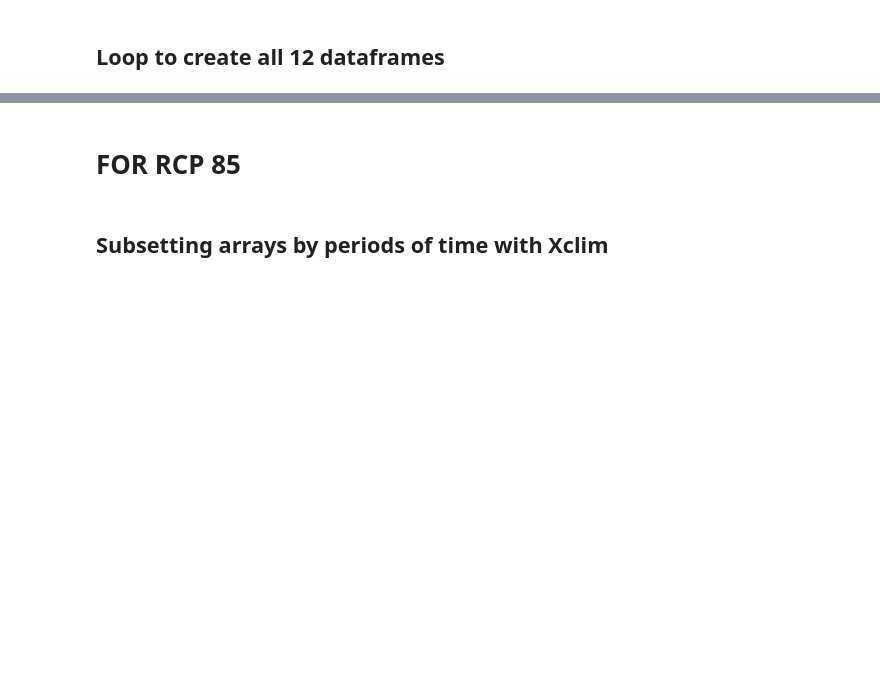
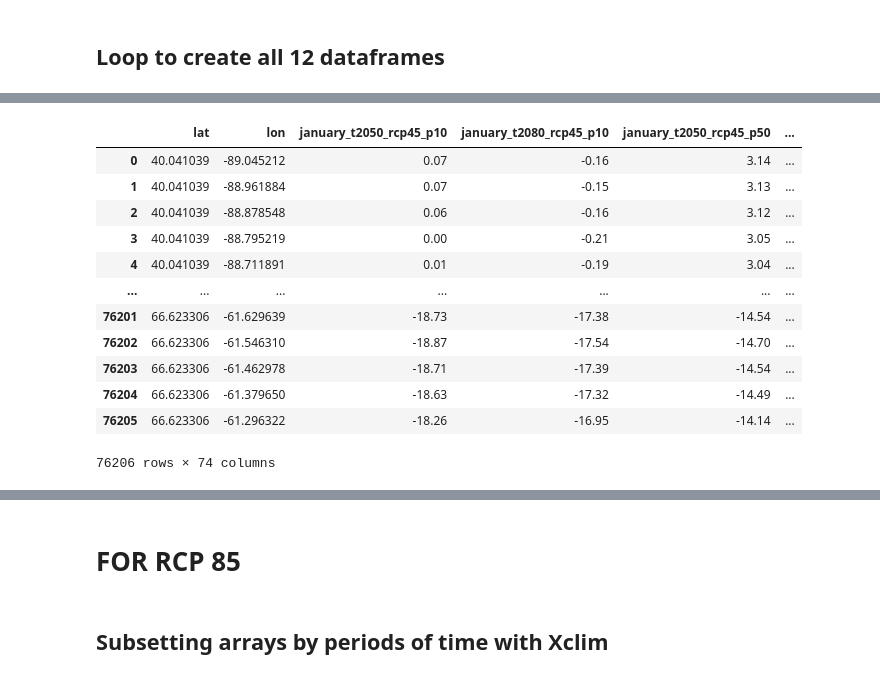
Before and after one commit to marinalopez2110/FistTemplateClimPort, a Jupyter notebook: GeoJson Maps Xclim Temperature monthly all regions.ipynb, the cells around one changed output, grey strips where cells are left out. Drawn from its saved outputs; the diff is of its cells as text; code cells hidden in the pictures; blank space fills up the shorter version.

Commit message:
Creating tx-mean files monthly and addidng next instructions to get the figures

```diff
--- a/GeoJson Maps Xclim Temperature monthly all regions.ipynb
+++ b/GeoJson Maps Xclim Temperature monthly all regions.ipynb
@@ -22,7 +22,7 @@ folder = "/scen3/scenario/netcdf/ouranos/portraits-clim-2.0/"
 # %% [markdown]
 # Select variable
 # %%
-var = "tg_mean"
+var = "tx_mean"
 # %%
 #Variable
 variable85="rcp85_"+var+"_monthly"
@@ -156,0 +173,6 @@ dfsefa = dfse45[["fall_hist_rcp45_p50"]]
+# %%
+def merge_multiple_dfs(df_list, on):
+    df_result = df_list[0]
+    for df in df_list[1:]:
+        df_result = df_result.merge(df, on=on)
+    return df_result
@@ -156,0 +181,4 @@ dfsefa = dfse45[["fall_hist_rcp45_p50"]]
+# %%
+dfse45 = merge_multiple_dfs(df45list[0:12], on=mkey)
+# %%
+dfse452 = dfse45.reset_index()
@@ -156,0 +187,28 @@ dfsefa = dfse45[["fall_hist_rcp45_p50"]]
+# %%
+dfse453 = dfse452.drop(columns=["january_hist_rcp45_p10","january_hist_rcp45_p50", "january_hist_rcp45_p90",
+                               "february_hist_rcp45_p10", "february_hist_rcp45_p50", "february_hist_rcp45_p90",
+                               "march_hist_rcp45_p10","march_hist_rcp45_p50", "march_hist_rcp45_p90",
+                               "april_hist_rcp45_p10","april_hist_rcp45_p50", "april_hist_rcp45_p90",
+                              "may_hist_rcp45_p10","may_hist_rcp45_p50", "may_hist_rcp45_p90",
+                               "june_hist_rcp45_p10", "june_hist_rcp45_p50", "june_hist_rcp45_p90",
+                               "july_hist_rcp45_p10","july_hist_rcp45_p50", "july_hist_rcp45_p90",
+                               "august_hist_rcp45_p10","august_hist_rcp45_p50", "august_hist_rcp45_p90",
+                              "september_hist_rcp45_p10","september_hist_rcp45_p50", "september_hist_rcp45_p90",
+                               "october_hist_rcp45_p10", "october_hist_rcp45_p50", "october_hist_rcp45_p90",
+                               "november_hist_rcp45_p10","november_hist_rcp45_p50", "november_hist_rcp45_p90",
+                               "december_hist_rcp45_p10","december_hist_rcp45_p50", "december_hist_rcp45_p90"])
+dfse453
+# %% [output]
+|  | lat | lon | january_t2050_rcp45_p10 | january_t2080_rcp45_p10 | january_t2050_rcp45_p50 | ... |
+| 0 | 40.041039 | -89.045212 | 0.07 | -0.16 | 3.14 | ... |
+| 1 | 40.041039 | -88.961884 | 0.07 | -0.15 | 3.13 | ... |
+| 2 | 40.041039 | -88.878548 | 0.06 | -0.16 | 3.12 | ... |
+| 3 | 40.041039 | -88.795219 | 0.00 | -0.21 | 3.05 | ... |
+| 4 | 40.041039 | -88.711891 | 0.01 | -0.19 | 3.04 | ... |
+| ... | ... | ... | ... | ... | ... | ... |
+| 76201 | 66.623306 | -61.629639 | -18.73 | -17.38 | -14.54 | ... |
+| 76202 | 66.623306 | -61.546310 | -18.87 | -17.54 | -14.70 | ... |
+| 76203 | 66.623306 | -61.462978 | -18.71 | -17.39 | -14.54 | ... |
+| 76204 | 66.623306 | -61.379650 | -18.63 | -17.32 | -14.49 | ... |
+| 76205 | 66.623306 | -61.296322 | -18.26 | -16.95 | -14.14 | ... |
+76206 rows × 74 columns
```
Also changed, not shown: parts of 37 cells of this notebook, 1 other file.
